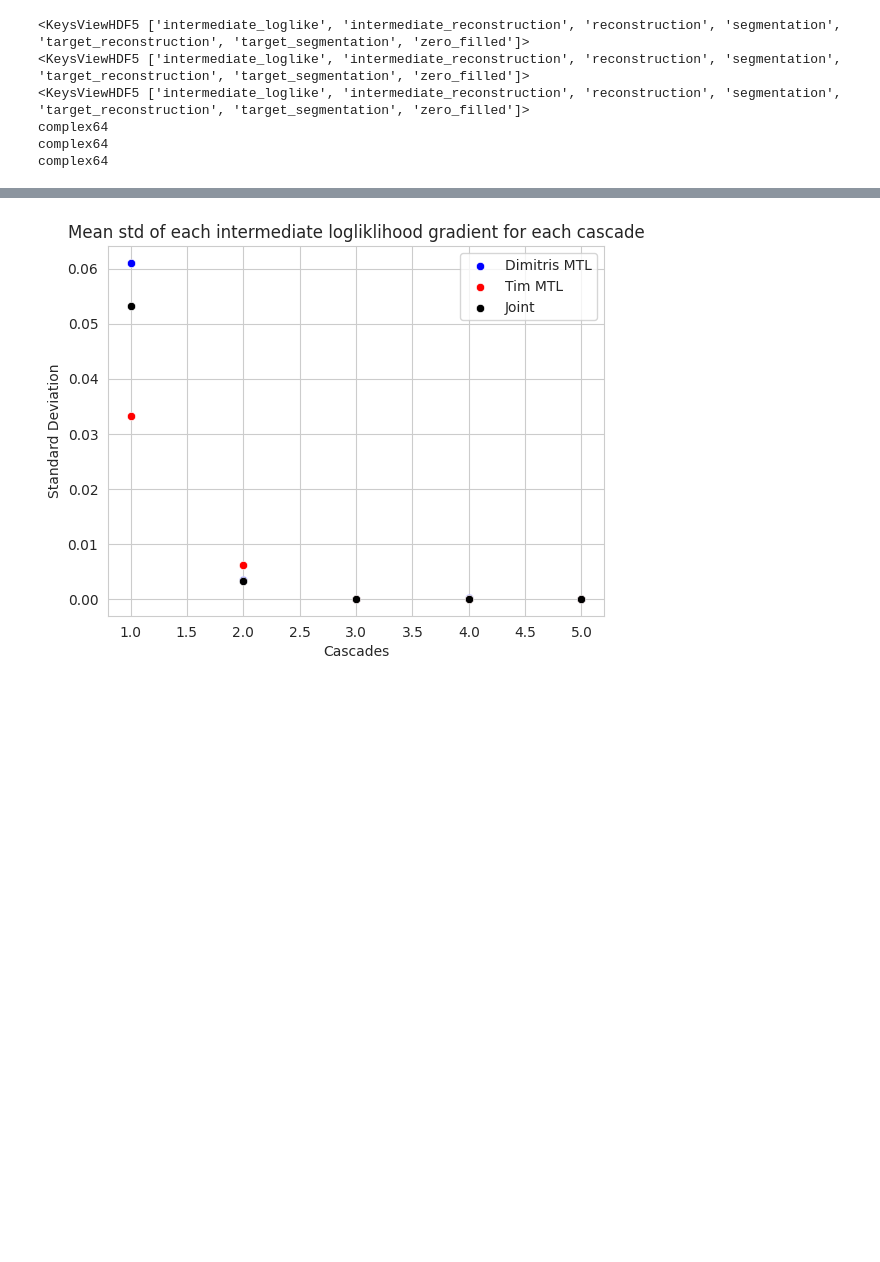
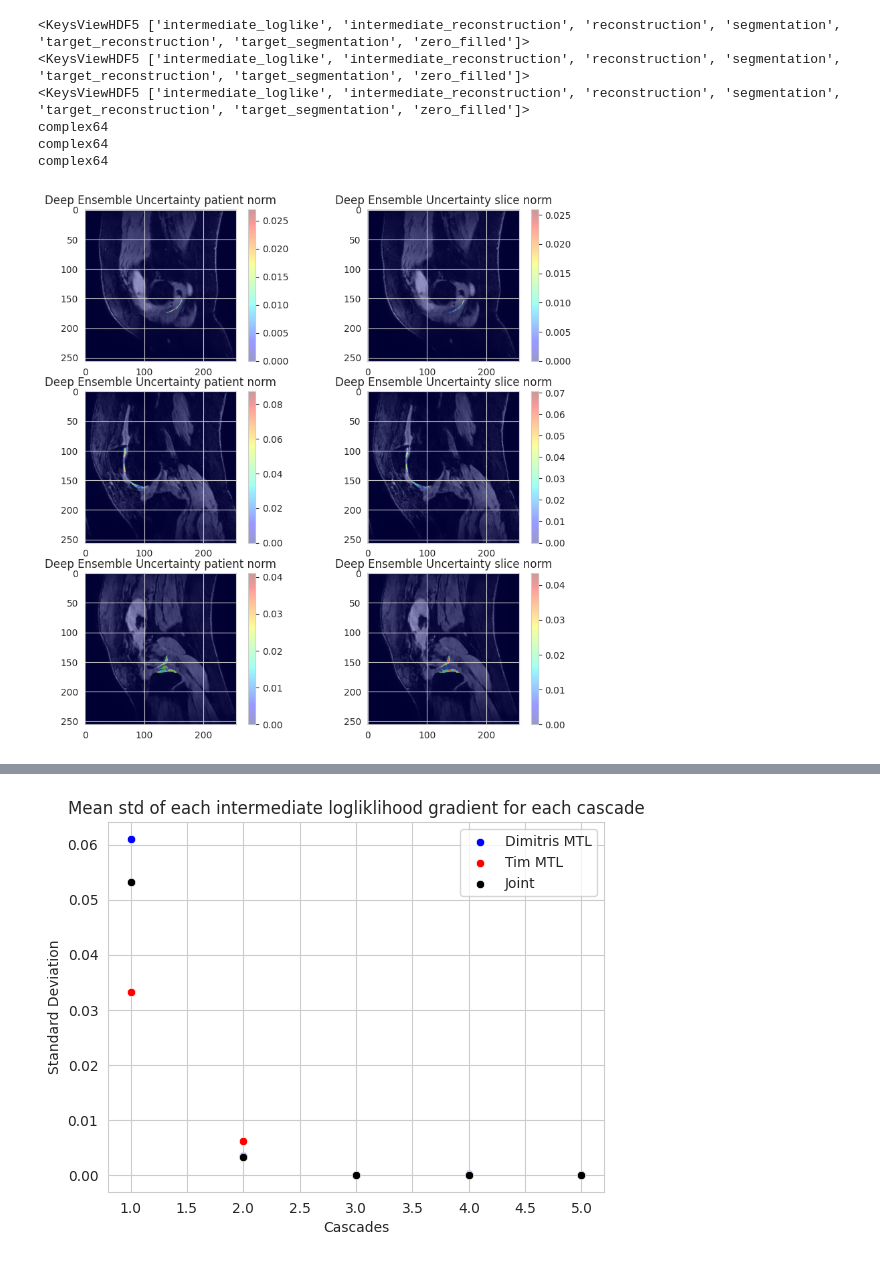
Before and after one commit to TimPaquaij/atommic, a Jupyter notebook: projects/MTL/rs/SKMTEA/Visualize_SD_IP.ipynb, the cells around one changed output, grey strips where cells are left out. Drawn from its saved outputs; the diff is of its cells as text; code cells hidden in the pictures; blank space fills up the shorter version.

```diff
--- a/projects/MTL/rs/SKMTEA/Visualize_SD_IP.ipynb
+++ b/projects/MTL/rs/SKMTEA/Visualize_SD_IP.ipynb
@@ -520,0 +540,55 @@ scan_mtlrs_norm_mean = np.mean(np.array([scan_mtlrs_1_norm,scan_mtlrs_2_norm,sca
+# %%
+
+scan_mtlrs_norm_mean = np.mean(np.array([scan_mtlrs_1_norm_1,scan_mtlrs_2_norm_1,scan_mtlrs_3_norm_1]),axis=0)
+# %%
+only_soft_tissue = True
+echo=0
+c=4
+alpha = 0
+# std_MTLRS = np.var(np.array([inter_rec_mtlrs_1[:,0,c,echo,...],inter_rec_mtlrs_2[:,0,c,echo,...],inter_rec_mtlrs_3[:,0,c,echo,...]]),axis=0)
+std_MTLRS = np.std(np.array([scan_mtlrs_1_norm_1[:,echo,...],scan_mtlrs_2_norm_1[:,echo,...],scan_mtlrs_3_norm_1[:,echo,...]]),axis=0)
+
+# mean_int_MTLRS = np.mean(np.array([inter_rec_mtlrs_1,inter_rec_mtlrs_2,inter_rec_mtlrs_3]),axis=0)
+# mean_int_MTLRS = np.abs(mean_int_MTLRS[:,1,c,echo,...])
+mean_int_MTLRS = np.std(np.array([scan_mtlrs_1_norm_2[:,echo,...],scan_mtlrs_2_norm_2[:,echo,...],scan_mtlrs_3_norm_2[:,echo,...]]),axis=0)
+if only_soft_tissue:
+    std_MTLRS=std_MTLRS*np.sum(segmentation_labels_org_1[:,1:],axis=1)
+    mean_int_MTLRS = mean_int_MTLRS*np.sum(segmentation_labels_org_1[:,1:],axis=1)
+
+
+#blur_inter_rec_mtlrs_3[blur_inter_rec_mtlrs_3<0.000003] = 0
+plt.figure(figsize=(10,10))
+plt.subplot(3,2,1)
+plt.imshow(scan_mtlrs_norm_mean[20,echo,:,:].real,cmap='gray')
+plt.imshow(std_MTLRS[20,:,:].real,alpha=0.4,cmap='jet')
+plt.title("Deep Ensemble Uncertainty patient norm")
+plt.colorbar()
+plt.subplot(3,2,2)
+plt.imshow(scan_mtlrs_norm_mean[20,echo,:,:],cmap='gray')
+plt.imshow(mean_int_MTLRS[20],alpha=0.4,cmap='jet')
+plt.title(f"Deep Ensemble Uncertainty slice norm")
+plt.colorbar()
+plt.subplot(3,2,3)
+plt.imshow(scan_mtlrs_norm_mean[40,echo,:,:],cmap='gray')
+plt.imshow(std_MTLRS[40,:,:],alpha=0.4,cmap='jet')
+plt.title("Deep Ensemble Uncertainty patient norm")
+plt.colorbar()
+plt.subplot(3,2,4)
+plt.imshow(scan_mtlrs_norm_mean[40,echo,:,:],cmap='gray')
+plt.imshow(mean_int_MTLRS[40].real,alpha=0.4,cmap='jet')
+plt.title(f"Deep Ensemble Uncertainty slice norm")
+plt.colorbar()
+plt.subplot(3,2,5)
+plt.imshow(scan_mtlrs_norm_mean[60,echo,:,:],cmap='gray')
+plt.imshow(std_MTLRS[60,:,:],alpha=0.4,cmap='jet')
+plt.title("Deep Ensemble Uncertainty patient norm")
+plt.colorbar()
+plt.subplot(3,2,6)
+plt.imshow(scan_mtlrs_norm_mean[60,echo,:,:],cmap='gray')
+plt.imshow(mean_int_MTLRS[60],alpha=0.4,cmap='jet')
+plt.title(f"Deep Ensemble Uncertainty slice norm")
+plt.colorbar()
+plt.savefig("/scratch/tmpaquaij/Figures/uncertainty quantification Tissue.png")
+plt.show()
+# %% [output]
+[figure, added]
```
Also changed, not shown: parts of 10 cells of this notebook, 16 other files.
